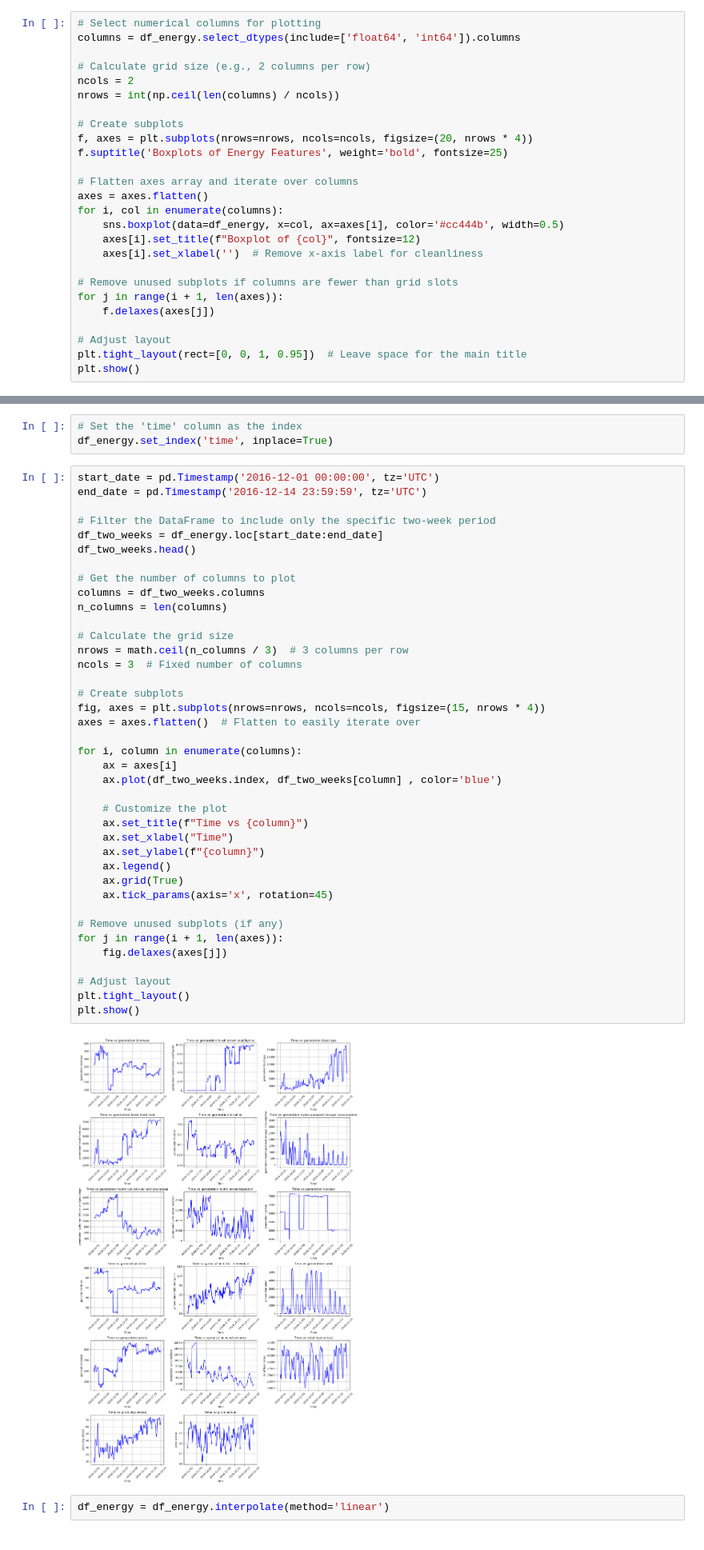
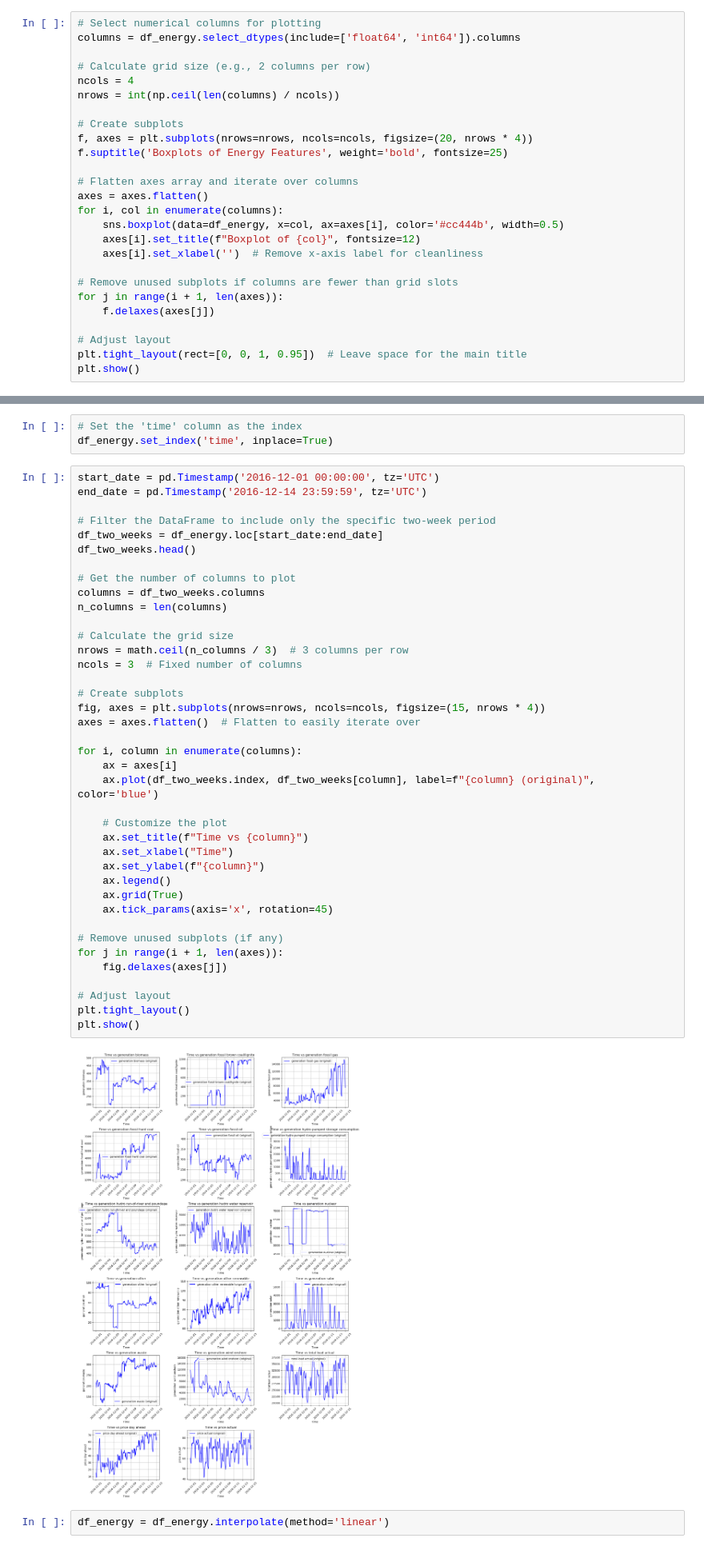
Before and after one commit to nirdagan22/datascience_project, a Jupyter notebook: datascience_project.ipynb, the cells around one changed output, grey strips where cells are left out. Shown at 80% size. Saved outputs shown, nothing was run; the diff lists cells and outputs as text.

```diff
--- a/datascience_project.ipynb
+++ b/datascience_project.ipynb
@@ -122,7 +122,7 @@ Name: price actual, Length: 35064, dtype: float64
 columns = df_energy.select_dtypes(include=['float64', 'int64']).columns
 
 # Calculate grid size (e.g., 2 columns per row)
-ncols = 2
+ncols = 4
 nrows = int(np.ceil(len(columns) / ncols))
 
 # Create subplots
@@ -211,35 +211,35 @@ df_two_weeks.head()
 columns = df_two_weeks.columns
 n_columns = len(columns)
 
 # Calculate the grid size
 nrows = math.ceil(n_columns / 3)  # 3 columns per row
 ncols = 3  # Fixed number of columns
 
 # Create subplots
 fig, axes = plt.subplots(nrows=nrows, ncols=ncols, figsize=(15, nrows * 4))
 axes = axes.flatten()  # Flatten to easily iterate over
 
 for i, column in enumerate(columns):
     ax = axes[i]
-    ax.plot(df_two_weeks.index, df_two_weeks[column] , color='blue')
+    ax.plot(df_two_weeks.index, df_two_weeks[column], label=f"{column} (original)", color='blue')
 
     # Customize the plot
     ax.set_title(f"Time vs {column}")
     ax.set_xlabel("Time")
     ax.set_ylabel(f"{column}")
     ax.legend()
     ax.grid(True)
     ax.tick_params(axis='x', rotation=45)
 
 # Remove unused subplots (if any)
 for j in range(i + 1, len(axes)):
     fig.delaxes(axes[j])
 
 # Adjust layout
 plt.tight_layout()
 plt.show()
 # %% [output]
-[figure, old version]
+[figure, new version]
 # %%
 df_energy = df_energy.interpolate(method='linear')
 # %%
```
Also changed, not shown: parts of 17 cells of this notebook, 1 other file.
